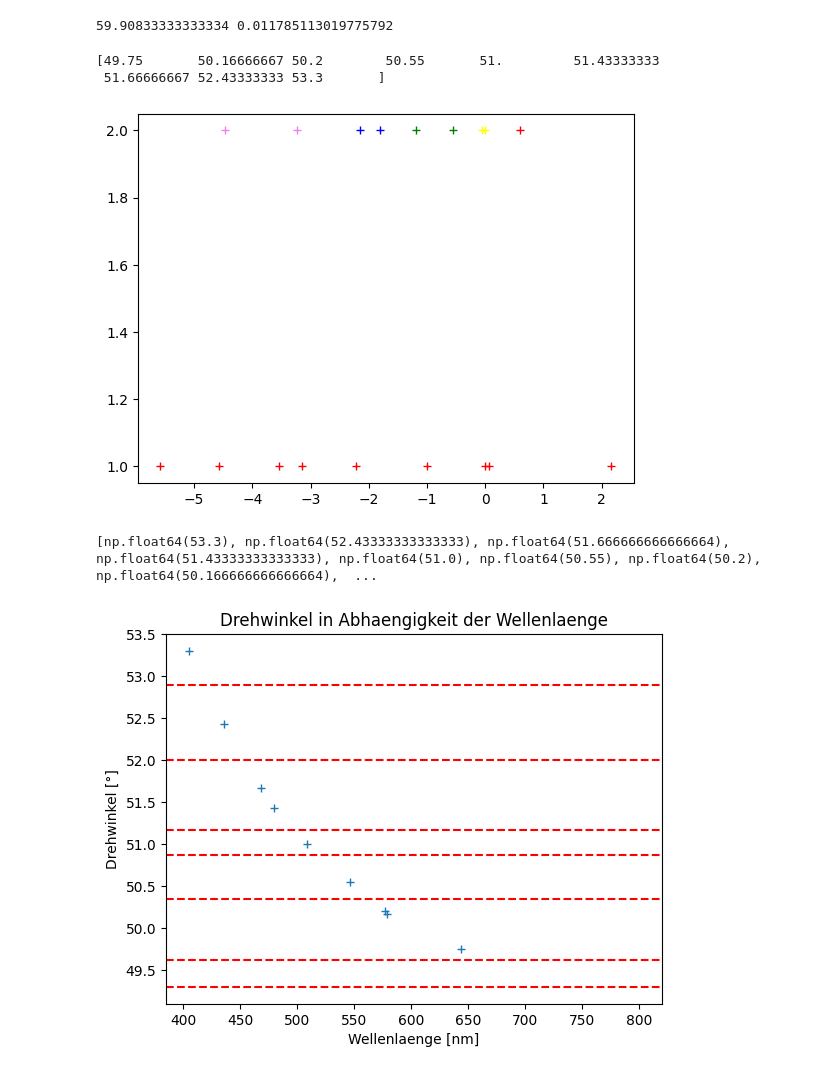
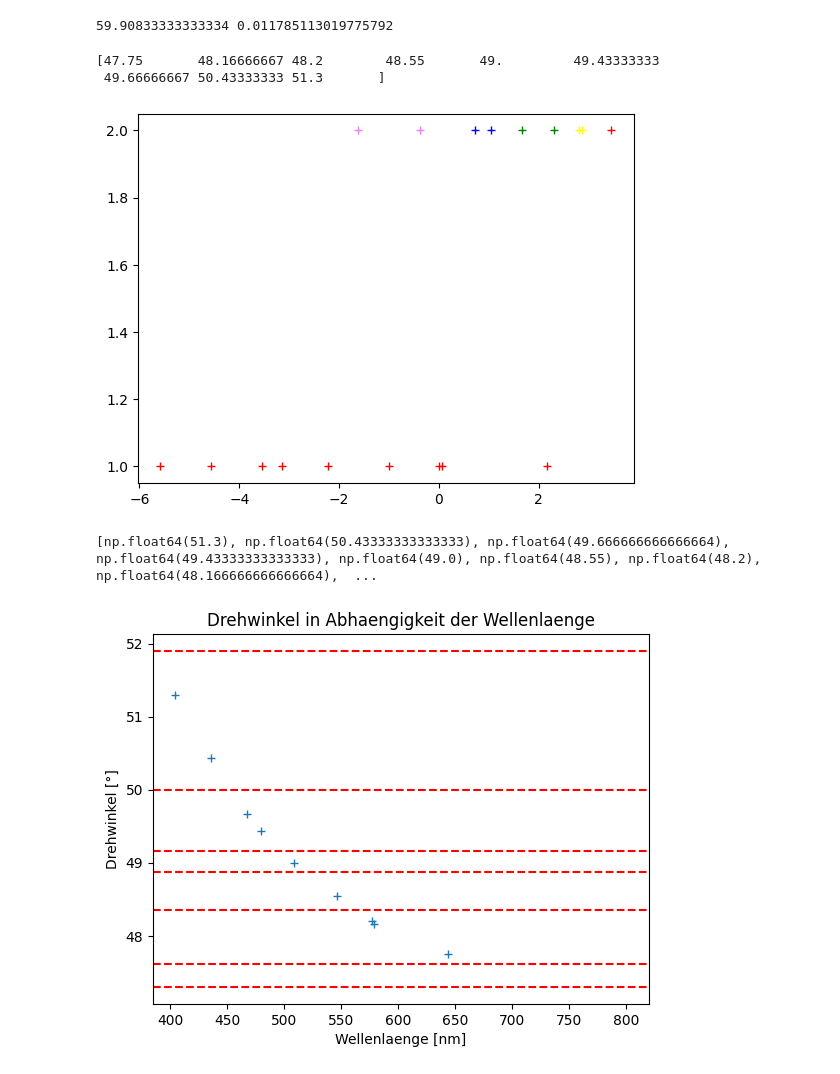
Before and after one commit to Patrixon0/data-analysis-plotting-tool, a Jupyter notebook: P3/Theo_Patrick/366 Patrick/storage_366_main.ipynb, the cells around one changed output. Drawn from its saved outputs; the diff is of its cells as text; code cells hidden in the pictures.

```diff
--- a/P3/Theo_Patrick/366 Patrick/storage_366_main.ipynb
+++ b/P3/Theo_Patrick/366 Patrick/storage_366_main.ipynb
@@ -64,11 +64,11 @@ print(gamma, gamma_err)
 # %% [output]
 59.90833333333334 0.011785113019775792
 # %%
-theta_1 = np.array([49.5 + 15/60, 50 + 10/60, 50 + 12/60, 50.5 + 3/60, 51, 51 + 26/60, 51.5 + 10/60, 52 + 26/60, 53 + 18/60])
+theta_1 = np.array([47.5 + 15/60, 48 + 10/60, 48 + 12/60, 48.5 + 3/60, 49, 49 + 26/60, 49.5 + 10/60, 50 + 26/60, 51 + 18/60])
 theta_1_col = np.array(['red', 'yellow', 'yellow', 'green', 'green', 'blue', 'blue', 'violet', 'violet'])
 theta_1_err = np.array([1/60]*9)
 
 data = {'alpha': theta_1, 'alpha_err': theta_1_err}
 df = pd.DataFrame(data)
-df.to_csv('c_mess.csv', index=False)
+df.to_csv('storage_c_mess.csv', index=False)
 # %%
@@ -92,31 +92,31 @@ for i, color in enumerate(theta_1_col):
     plt.plot((50 + 10/60 - x_2[i])/(50.5 + 22/60 - 50 - 10/60), y_2[i], '+', color=color, label=f'Winkel {color}')
 plt.show()
 # %% [output]
-[49.75       50.16666667 50.2        50.55       51.         51.43333333
- 51.66666667 52.43333333 53.3       ]
+[47.75       48.16666667 48.2        48.55       49.         49.43333333
+ 49.66666667 50.43333333 51.3       ]
-[figure, old version]
+[figure, new version]
 # %%
 x_2_temp = [x_2[len(x_2)-i -1] for i in range(len(x_2))]
 print(x_2_temp)
 plt.plot(x_1, x_2_temp, '+')
 plt.title('Drehwinkel in Abhaengigkeit der Wellenlaenge')
 plt.xlabel('Wellenlaenge [nm]')
 plt.ylabel('Drehwinkel [°]')
 #horizontal line position:
-hor_lines = np.array([49+18/60, 49.5+7/60, 50+21/60,50.5+22/60, 51+1/6, 52, 52.5+24/60])
+hor_lines = np.array([47+18/60, 47.5+7/60, 48+21/60,48.5+22/60, 49+1/6, 50, 51.5+24/60])
 #draw the hor lines:
 for line in hor_lines:
     plt.axhline(y=line, color='r', linestyle='--')
 plt.plot(800, 49.5, 'w')
 plt.show()
 740, 660, 575, 530, 498, 452, 440
 
 data = {'Wellenlaenge': x_1, 'Wellenlaengen_error': np.array([0.00001]*len(x_1)), 'Drehwinkel': x_2_temp, 'Drehwinkel_error': np.array([0.00001]*len(x_2_temp))}
 df = pd.DataFrame(data)
 df.to_csv('wellenlaenge_drehwinkel.csv', index=False)
 # %% [output]
-[np.float64(53.3), np.float64(52.43333333333333), np.float64(51.666666666666664), np.float64(51.43333333333333), np.float64(51.0), np.float64(50.55), np.float64(50.2), np.float64(50.166666666666664),  ...
+[np.float64(51.3), np.float64(50.43333333333333), np.float64(49.666666666666664), np.float64(49.43333333333333), np.float64(49.0), np.float64(48.55), np.float64(48.2), np.float64(48.166666666666664),  ...
-[figure, old version]
+[figure, new version]
 # %%
 geraden_fit('wellenlaenge_drehwinkel.csv', x_min = 400, x_max = 800, y_min = 49, y_max = 53, x_label = 'Wellenlaenge [nm]', y_label = 'Drehwinkel [°]', title = 'Drehwinkel in Abhaengigkeit der Wellenlaenge', save = True, linear_fit = False,
             x_major_ticks = 50, x_minor_ticks = 10, y_major_ticks = 0.5, y_minor_ticks = 0.1)
```
Also changed, not shown: parts of 8 cells of this notebook, 11 other files.
